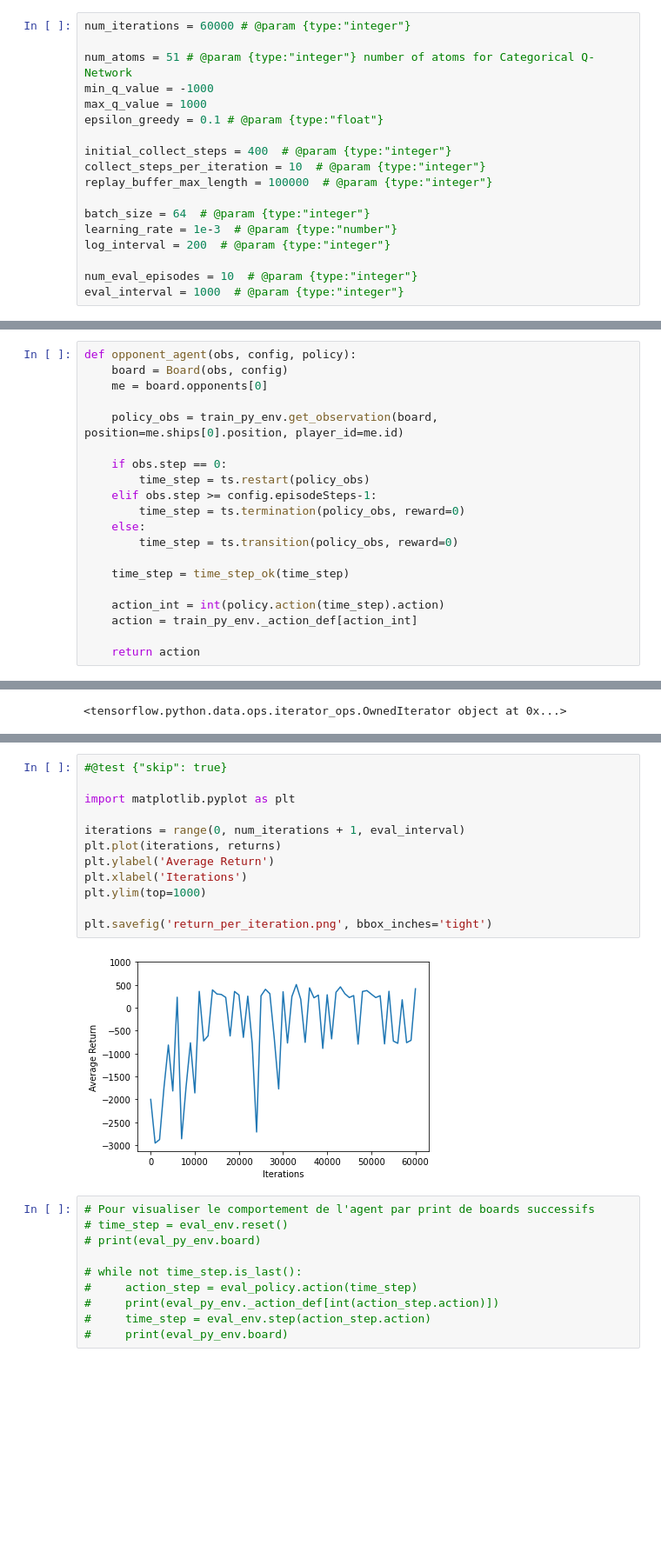
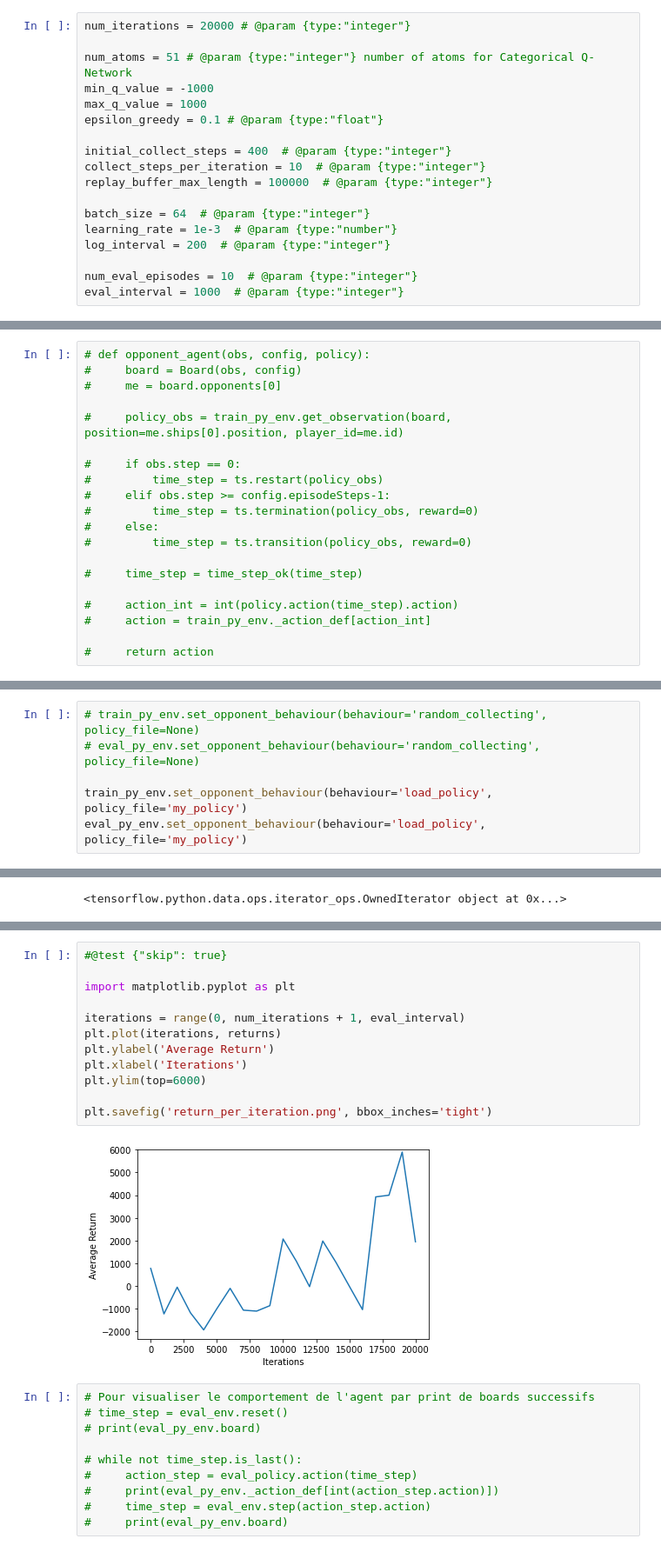
Before and after one commit to alexandersmedley/halite_rl, a Jupyter notebook: 05_self_play.ipynb, the cells around one changed output, grey strips where cells are left out. Shown at 87% size. Cells and saved outputs as stored; diff of their text form; blank space fills up the shorter version.

Commit message:
Added opponent_agent function to environment. Enables definition of opponent behaviour (predefined like static, random_moving, ...) or based on a policy file.

```diff
--- a/05_self_play.ipynb
+++ b/05_self_play.ipynb
@@ -26,7 +26,7 @@ WARNING:root:Argument blacklist is deprecated. Please use denylist.
 # %% [markdown]
 # Hyperparameters
 # %%
-num_iterations = 60000 # @param {type:"integer"}
+num_iterations = 20000 # @param {type:"integer"}
 
 num_atoms = 51 # @param {type:"integer"} number of atoms for Categorical Q-Network
 min_q_value = -1000
@@ -60,25 +60,25 @@ def time_step_ok(time_step_nok):
 
     return ts.TimeStep(tensors[0], tensors[1], tensors[2], tensors[3])
 # %%
-def opponent_agent(obs, config, policy):
-    board = Board(obs, config)
-    me = board.opponents[0]
+# def opponent_agent(obs, config, policy):
+#     board = Board(obs, config)
+#     me = board.opponents[0]
 
-    policy_obs = train_py_env.get_observation(board, position=me.ships[0].position, player_id=me.id)
+#     policy_obs = train_py_env.get_observation(board, position=me.ships[0].position, player_id=me.id)
 
-    if obs.step == 0:
-        time_step = ts.restart(policy_obs)
-    elif obs.step >= config.episodeSteps-1:
-        time_step = ts.termination(policy_obs, reward=0)
-    else:
-        time_step = ts.transition(policy_obs, reward=0)
+#     if obs.step == 0:
+#         time_step = ts.restart(policy_obs)
+#     elif obs.step >= config.episodeSteps-1:
+#         time_step = ts.termination(policy_obs, reward=0)
+#     else:
+#         time_step = ts.transition(policy_obs, reward=0)
 
-    time_step = time_step_ok(time_step)
+#     time_step = time_step_ok(time_step)
 
-    action_int = int(policy.action(time_step).action)
-    action = train_py_env._action_def[action_int]
+#     action_int = int(policy.action(time_step).action)
+#     action = train_py_env._action_def[action_int]
 
-    return action
+#     return action
 # %%
 class HaliteWrapper(py_environment.PyEnvironment):
     def __init__(self):
@@ -253,6 +293,12 @@ class HaliteWrapper(py_environment.PyEnvironment):
 # %%
 train_py_env = HaliteWrapper()
 eval_py_env = HaliteWrapper()
+# %%
+# train_py_env.set_opponent_behaviour(behaviour='random_collecting', policy_file=None)
+# eval_py_env.set_opponent_behaviour(behaviour='random_collecting', policy_file=None)
+
+train_py_env.set_opponent_behaviour(behaviour='load_policy', policy_file='my_policy')
+eval_py_env.set_opponent_behaviour(behaviour='load_policy', policy_file='my_policy')
 # %%
 train_env = tf_py_environment.TFPyEnvironment(train_py_env)
 eval_env = tf_py_environment.TFPyEnvironment(eval_py_env)
@@ -415,17 +461,17 @@ step = 60000: Average Return = 414.1000061035156
 # %%
 #@test {"skip": true}
 
 import matplotlib.pyplot as plt
 
 iterations = range(0, num_iterations + 1, eval_interval)
 plt.plot(iterations, returns)
 plt.ylabel('Average Return')
 plt.xlabel('Iterations')
-plt.ylim(top=1000)
+plt.ylim(top=6000)
 
 plt.savefig('return_per_iteration.png', bbox_inches='tight')
 # %% [output]
-[figure, old version]
+[figure, new version]
 # %%
 # Pour visualiser le comportement de l'agent par print de boards successifs
 # time_step = eval_env.reset()
```
Also changed, not shown: parts of 6 cells of this notebook.
